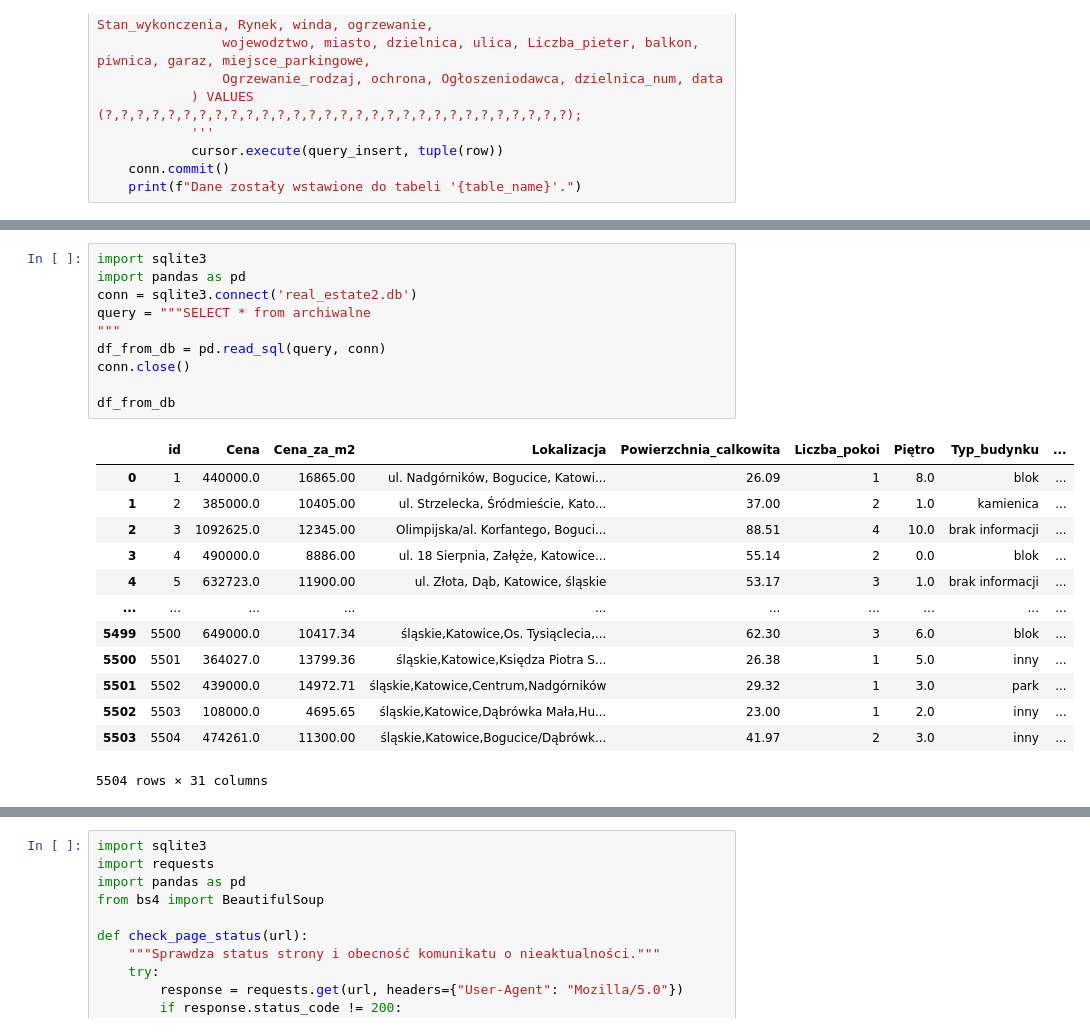
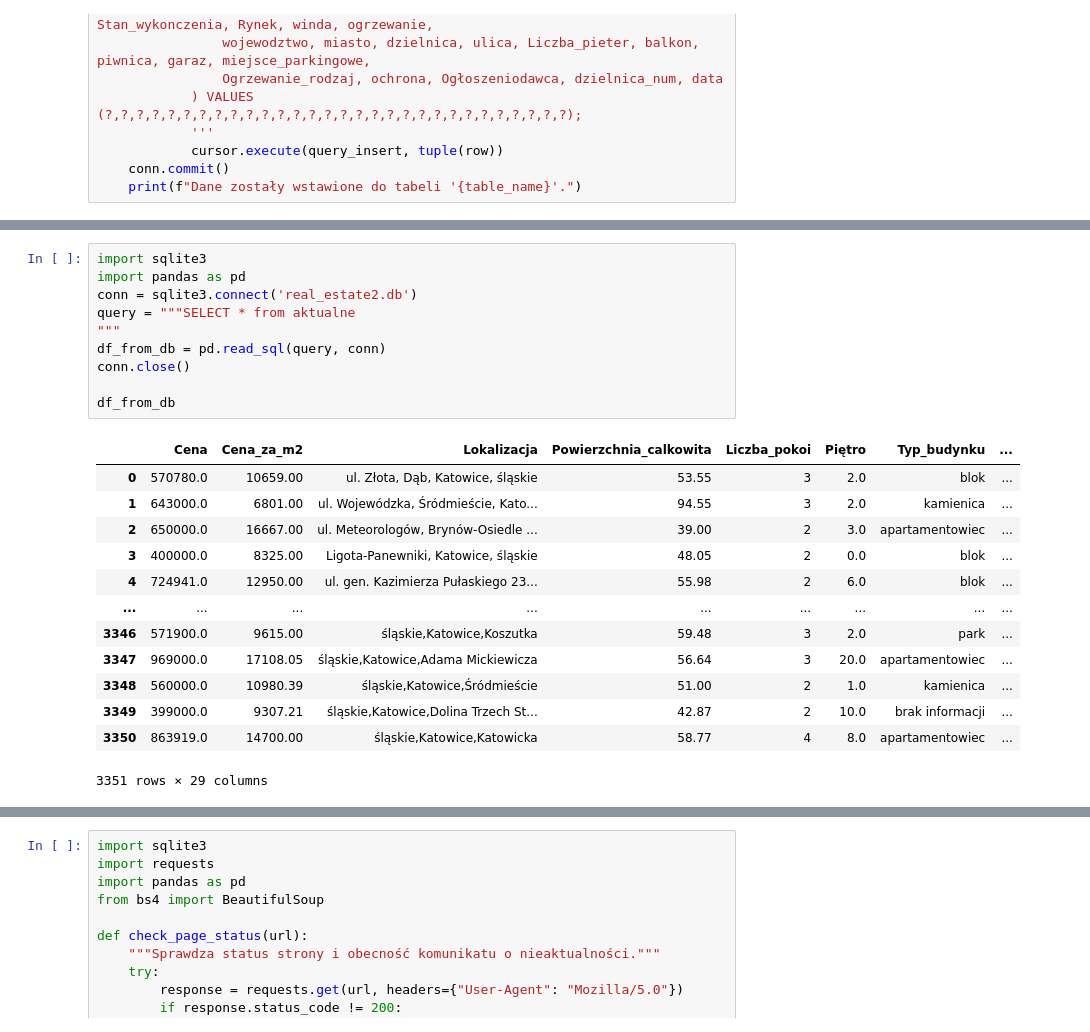
Before and after one commit to Ollaa01/Estate_scrapper_model_analyse, a Jupyter notebook: databaseHelper.ipynb, the cells around one changed output, grey strips where cells are left out. Drawn from its saved outputs; the diff is of its cells as text.

```diff
--- a/databaseHelper.ipynb
+++ b/databaseHelper.ipynb
@@ -178,24 +169,24 @@ Dane zapisane do bazy.
 # %%
 import sqlite3
 import pandas as pd
 conn = sqlite3.connect('real_estate2.db')
-query = """SELECT * from archiwalne
+query = """SELECT * from aktualne
 """
 df_from_db = pd.read_sql(query, conn)
 conn.close()
 
 df_from_db
 # %% [output]
-|  | id | Cena | Cena_za_m2 | Lokalizacja | Powierzchnia_calkowita | Liczba_pokoi | Piętro | Typ_budynku | ... |
-| 0 | 1 | 440000.0 | 16865.00 | ul. Nadgórników, Bogucice, Katowi... | 26.09 | 1 | 8.0 | blok | ... |
-| 1 | 2 | 385000.0 | 10405.00 | ul. Strzelecka, Śródmieście, Kato... | 37.00 | 2 | 1.0 | kamienica | ... |
-| 2 | 3 | 1092625.0 | 12345.00 | Olimpijska/al. Korfantego, Boguci... | 88.51 | 4 | 10.0 | brak informacji | ... |
-| 3 | 4 | 490000.0 | 8886.00 | ul. 18 Sierpnia, Załęże, Katowice... | 55.14 | 2 | 0.0 | blok | ... |
-| 4 | 5 | 632723.0 | 11900.00 | ul. Złota, Dąb, Katowice, śląskie | 53.17 | 3 | 1.0 | brak informacji | ... |
-| ... | ... | ... | ... | ... | ... | ... | ... | ... | ... |
-| 5499 | 5500 | 649000.0 | 10417.34 | śląskie,Katowice,Os. Tysiąclecia,... | 62.30 | 3 | 6.0 | blok | ... |
-| 5500 | 5501 | 364027.0 | 13799.36 | śląskie,Katowice,Księdza Piotra S... | 26.38 | 1 | 5.0 | inny | ... |
-| 5501 | 5502 | 439000.0 | 14972.71 | śląskie,Katowice,Centrum,Nadgórników | 29.32 | 1 | 3.0 | park | ... |
-| 5502 | 5503 | 108000.0 | 4695.65 | śląskie,Katowice,Dąbrówka Mała,Hu... | 23.00 | 1 | 2.0 | inny | ... |
-| 5503 | 5504 | 474261.0 | 11300.00 | śląskie,Katowice,Bogucice/Dąbrówk... | 41.97 | 2 | 3.0 | inny | ... |
+|  | Cena | Cena_za_m2 | Lokalizacja | Powierzchnia_calkowita | Liczba_pokoi | Piętro | Typ_budynku | ... |
+| 0 | 570780.0 | 10659.00 | ul. Złota, Dąb, Katowice, śląskie | 53.55 | 3 | 2.0 | blok | ... |
+| 1 | 643000.0 | 6801.00 | ul. Wojewódzka, Śródmieście, Kato... | 94.55 | 3 | 2.0 | kamienica | ... |
+| 2 | 650000.0 | 16667.00 | ul. Meteorologów, Brynów-Osiedle ... | 39.00 | 2 | 3.0 | apartamentowiec | ... |
+| 3 | 400000.0 | 8325.00 | Ligota-Panewniki, Katowice, śląskie | 48.05 | 2 | 0.0 | blok | ... |
+| 4 | 724941.0 | 12950.00 | ul. gen. Kazimierza Pułaskiego 23... | 55.98 | 2 | 6.0 | blok | ... |
+| ... | ... | ... | ... | ... | ... | ... | ... | ... |
+| 3346 | 571900.0 | 9615.00 | śląskie,Katowice,Koszutka | 59.48 | 3 | 2.0 | park | ... |
+| 3347 | 969000.0 | 17108.05 | śląskie,Katowice,Adama Mickiewicza | 56.64 | 3 | 20.0 | apartamentowiec | ... |
+| 3348 | 560000.0 | 10980.39 | śląskie,Katowice,Śródmieście | 51.00 | 2 | 1.0 | kamienica | ... |
+| 3349 | 399000.0 | 9307.21 | śląskie,Katowice,Dolina Trzech St... | 42.87 | 2 | 10.0 | brak informacji | ... |
+| 3350 | 863919.0 | 14700.00 | śląskie,Katowice,Katowicka | 58.77 | 4 | 8.0 | apartamentowiec | ... |
-5504 rows × 31 columns
+3351 rows × 29 columns
```
Also changed, not shown: parts of 4 cells of this notebook, 39 other files.
